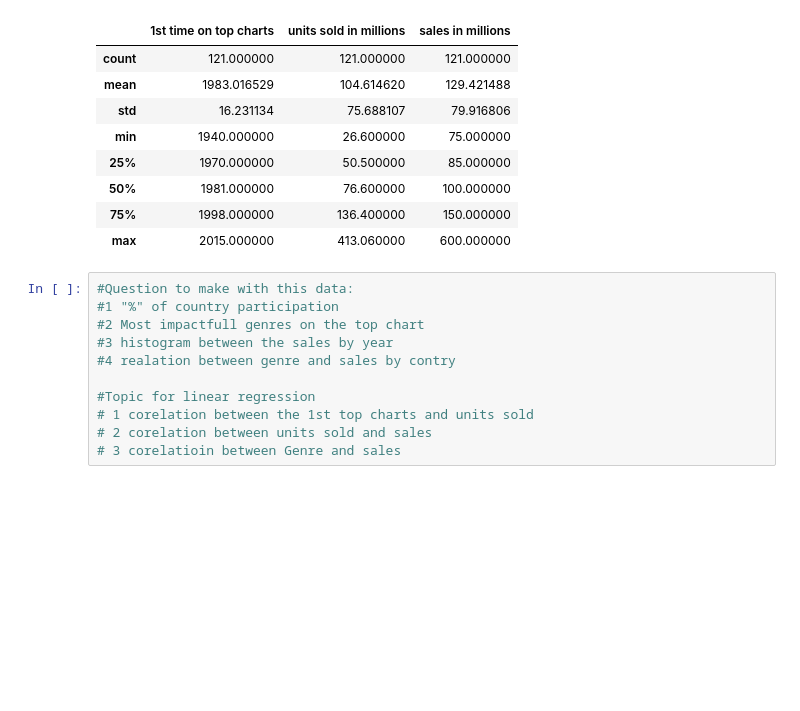
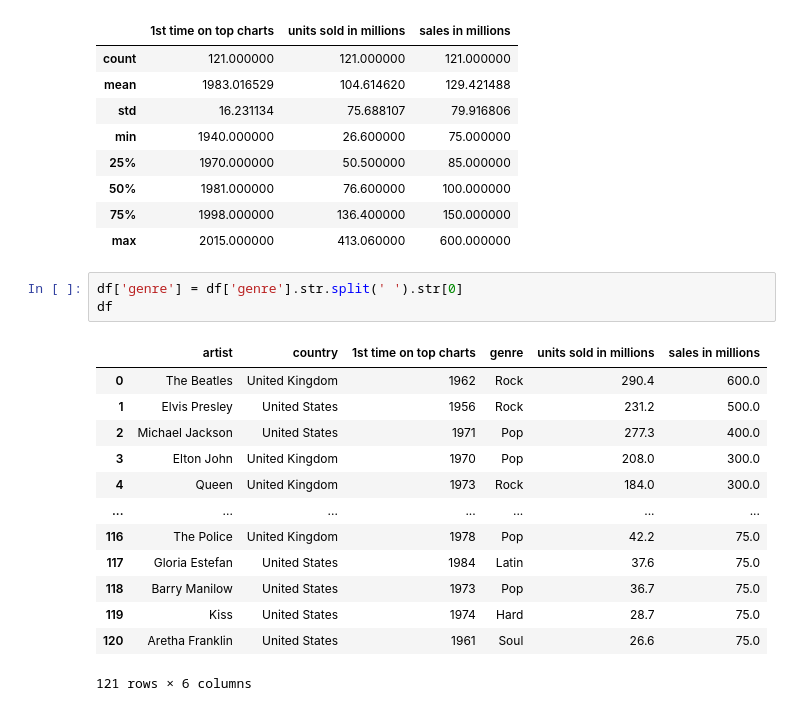
Before and after one commit to Belphegorus86/Best-Selling-Music-Artists, a Jupyter notebook: Best-Selling-Music-Artists.ipynb, the cells around one changed output. Saved outputs shown, nothing was run; the diff lists cells and outputs as text; blank space fills up the shorter version.

```diff
--- a/Best-Selling-Music-Artists.ipynb
+++ b/Best-Selling-Music-Artists.ipynb
@@ -129,13 +129,19 @@ df.describe()
 | 75% | 1998.000000 | 136.400000 | 150.000000 |
 | max | 2015.000000 | 413.060000 | 600.000000 |
 # %%
-#Question to make with this data:
-#1 "%" of country participation
-#2 Most impactfull genres on the top chart
-#3 histogram between the sales by year
-#4 realation between genre and sales by contry
-
-#Topic for linear regression
-# 1 corelation between the 1st top charts and units sold
-# 2 corelation between units sold and sales
-# 3 corelatioin between Genre and sales
+df['genre'] = df['genre'].str.split(' ').str[0]
+df
+# %% [output]
+|  | artist | country | 1st time on top charts | genre | units sold in millions | sales in millions |
+| 0 | The Beatles | United Kingdom | 1962 | Rock | 290.4 | 600.0 |
+| 1 | Elvis Presley | United States | 1956 | Rock | 231.2 | 500.0 |
+| 2 | Michael Jackson | United States | 1971 | Pop | 277.3 | 400.0 |
+| 3 | Elton John | United Kingdom | 1970 | Pop | 208.0 | 300.0 |
+| 4 | Queen | United Kingdom | 1973 | Rock | 184.0 | 300.0 |
+| ... | ... | ... | ... | ... | ... | ... |
+| 116 | The Police | United Kingdom | 1978 | Pop | 42.2 | 75.0 |
+| 117 | Gloria Estefan | United States | 1984 | Latin | 37.6 | 75.0 |
+| 118 | Barry Manilow | United States | 1973 | Pop | 36.7 | 75.0 |
+| 119 | Kiss | United States | 1974 | Hard | 28.7 | 75.0 |
+| 120 | Aretha Franklin | United States | 1961 | Soul | 26.6 | 75.0 |
+121 rows × 6 columns
```
Also changed, not shown: parts of 4 cells of this notebook.
